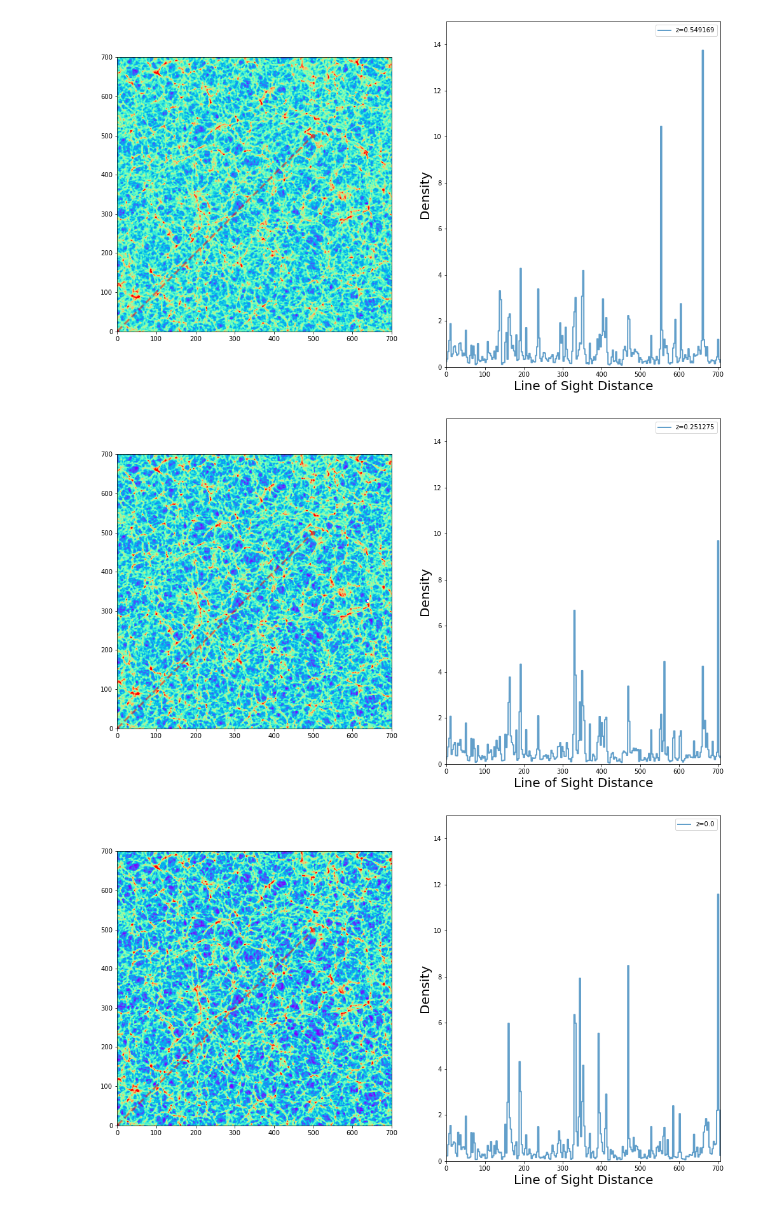
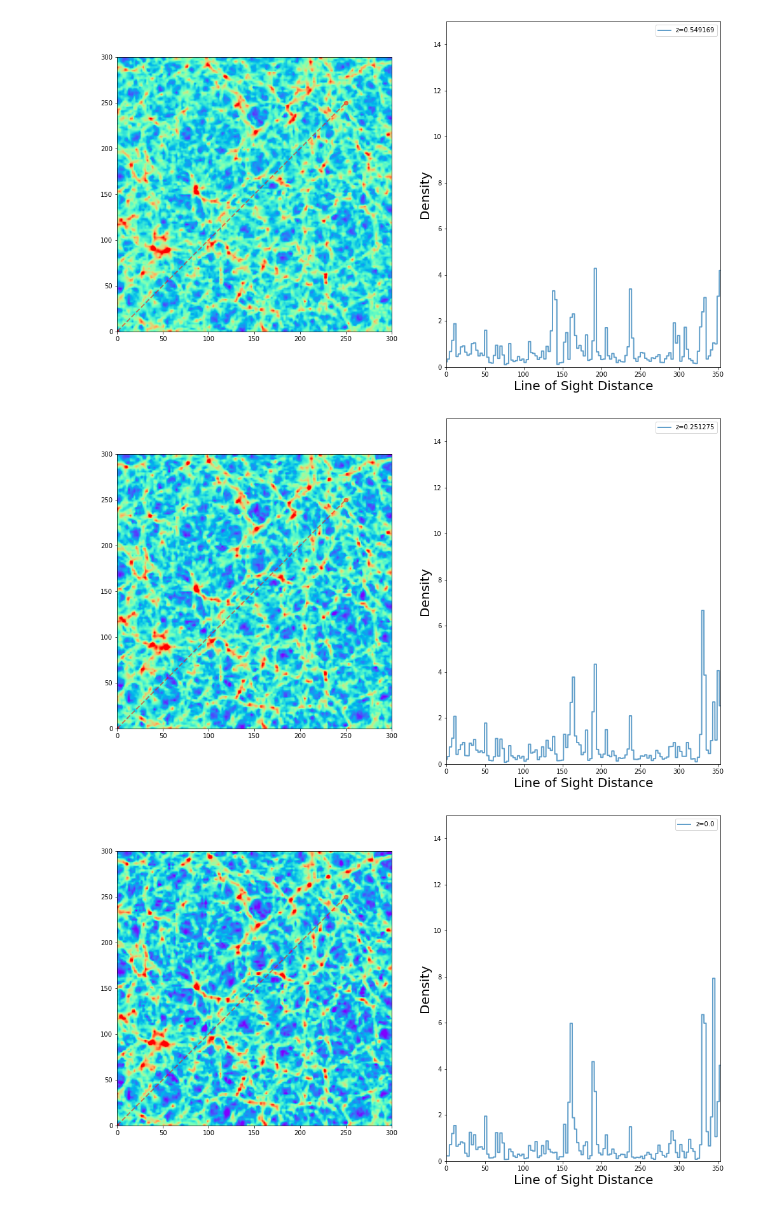
Before and after one commit to gmetin/cosmic-sightlines, a Jupyter notebook: CODES/test.ipynb, the cells around one changed output. Saved outputs shown, nothing was run; the diff lists cells and outputs as text; code cells hidden in the pictures.

```diff
--- a/CODES/test.ipynb
+++ b/CODES/test.ipynb
@@ -12,6 +12,6 @@ cube = read_cubes.read(path+"S020_CIC1024_conf.bin")
 # %%
 res = 2
 start_point = np.array([0,0,0]) #Mpc/h
-end_point = np.array([500,500,0]) #Mpc/h
+end_point = np.array([250,250,0]) #Mpc/h
 # %%
 s1 = Sightline(start_point,end_point,num=3000)
@@ -66,9 +63,9 @@ for i in range(len(los_arr))[::5]:
     fig, ax = plt.subplots(ncols=2,figsize=(17,10))
     s = np.log(l_arr[i][:,:,0]+1)
     ax[0].imshow(s.T,vmin=-3,vmax=3,origin="lower",aspect="equal", interpolation="bilinear", extent=[0,2048.,0,2048],cmap="rainbow")
-    ax[0].plot([start_point[0], end_point[0]], [start_point[1],  end_point[1]], 'ro--',lw=3,alpha=0.5)
-    ax[0].set_xlim(0,700)
-    ax[0].set_ylim(0,700)
+    ax[0].plot([start_point[0], end_point[0]], [start_point[1],  end_point[1]], 'ro--',lw=2,alpha=0.5)
+    ax[0].set_xlim(0,300)
+    ax[0].set_ylim(0,300)
 
 
     ax[1].plot(np.linspace(0,s1.r,s1.num),los_arr[i]+1,alpha=0.7,lw=2,label="z="+str(files["redshift"][i]))
@@ -85,3 +82,3 @@ for i in range(len(los_arr))[::5]:
-[figure, old version]
+[figure, new version]
-[figure, old version]
+[figure, new version]
-[figure, old version]
+[figure, new version]
```
Also changed, not shown: parts of 6 cells of this notebook.
